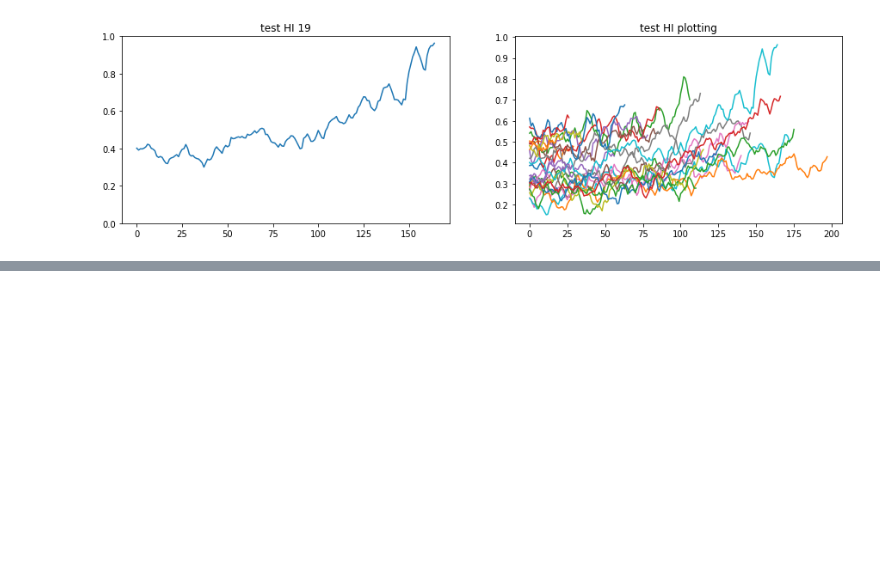
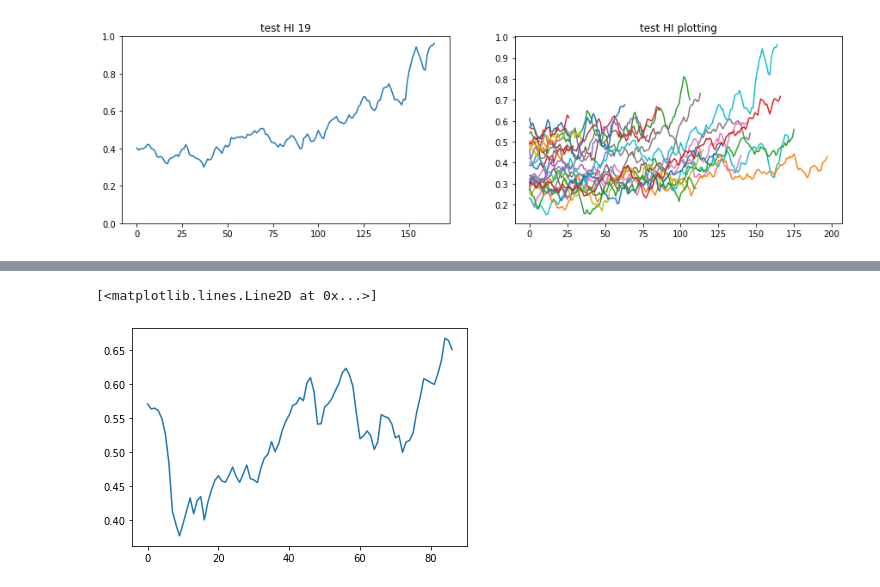
Before and after one commit to kEEPpp/PHM-Competition, a Jupyter notebook: CMAPSS/LSTM_FEAE.ipynb, the cells around one changed output, grey strips where cells are left out. Saved outputs shown, nothing was run; the diff lists cells and outputs as text; code cells hidden in the pictures; blank space fills up the shorter version.

```diff
--- a/CMAPSS/LSTM_FEAE.ipynb
+++ b/CMAPSS/LSTM_FEAE.ipynb
@@ -574,0 +512,5 @@ signal_Encoder = Model(model.get_layer('signal_inputs').input, model.get_layer('
+# %%
+plt.plot(test_HI[149:236])
+# %% [output]
+[<matplotlib.lines.Line2D at 0x...>]
+[figure, added]
```
Also changed, not shown: parts of 26 cells of this notebook, 1 other file.
